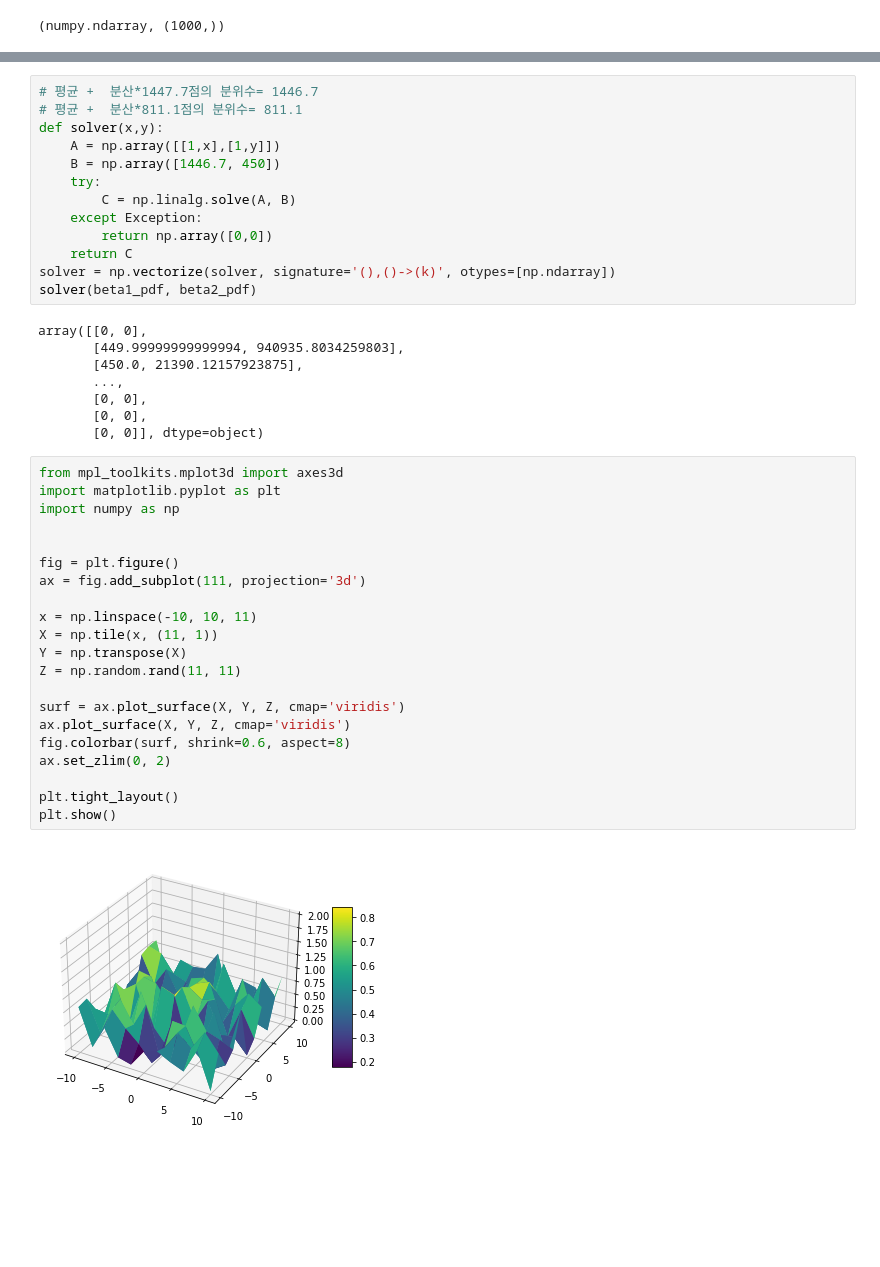
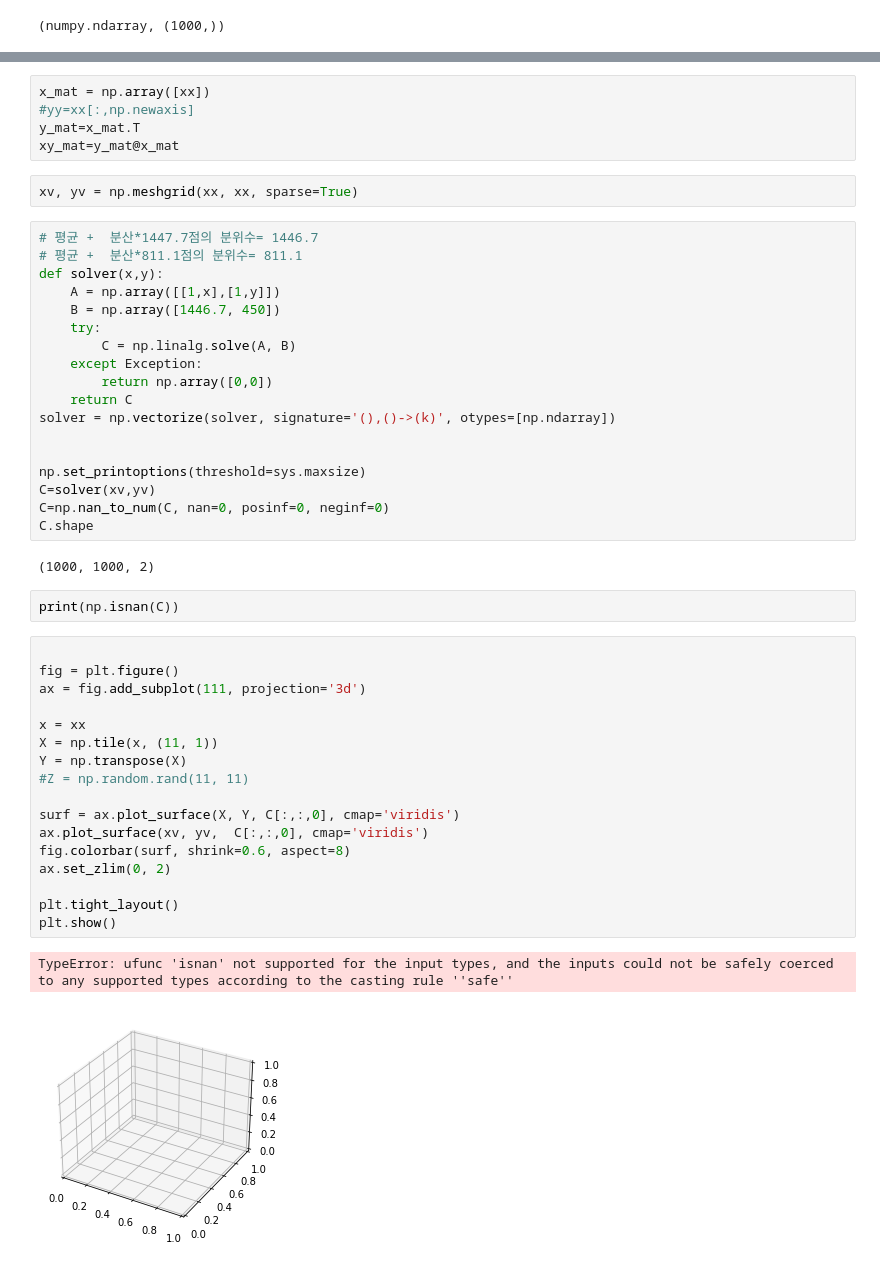
Before and after one commit to sava-hub/-, a Jupyter notebook: Beta distribution.ipynb, the cells around one changed output, grey strips where cells are left out. Saved outputs shown, nothing was run; the diff lists cells and outputs as text; blank space fills up the shorter version.

```diff
--- a/Beta distribution.ipynb
+++ b/Beta distribution.ipynb
@@ -121,3 +111,10 @@ array([[0.00000000e+000, 0.00000000e+000],
+# %%
+x_mat = np.array([xx])
+#yy=xx[:,np.newaxis]
+y_mat=x_mat.T
+xy_mat=y_mat@x_mat
+# %%
+xv, yv = np.meshgrid(xx, xx, sparse=True)
 # %%
 # 평균 +  분산*1447.7점의 분위수= 1446.7
 # 평균 +  분산*811.1점의 분위수= 811.1
@@ -130,35 +127,33 @@ def solver(x,y):
         return np.array([0,0])
     return C
 solver = np.vectorize(solver, signature='(),()->(k)', otypes=[np.ndarray])
-solver(beta1_pdf, beta2_pdf)
+
+
+np.set_printoptions(threshold=sys.maxsize)
+C=solver(xv,yv)
+C=np.nan_to_num(C, nan=0, posinf=0, neginf=0)
+C.shape
 # %% [output]
-array([[0, 0],
-       [449.99999999999994, 940935.8034259803],
-       [450.0, 21390.12157923875],
-       ...,
-       [0, 0],
-       [0, 0],
-       [0, 0]], dtype=object)
+(1000, 1000, 2)
+# %%
+print(np.isnan(C))
 # %%
-from mpl_toolkits.mplot3d import axes3d
-import matplotlib.pyplot as plt
-import numpy as np
-
 
 fig = plt.figure()
 ax = fig.add_subplot(111, projection='3d')
 
-x = np.linspace(-10, 10, 11)
+x = xx
 X = np.tile(x, (11, 1))
 Y = np.transpose(X)
-Z = np.random.rand(11, 11)
+#Z = np.random.rand(11, 11)
 
-surf = ax.plot_surface(X, Y, Z, cmap='viridis')
-ax.plot_surface(X, Y, Z, cmap='viridis')
+surf = ax.plot_surface(X, Y, C[:,:,0], cmap='viridis')
+ax.plot_surface(xv, yv,  C[:,:,0], cmap='viridis')
 fig.colorbar(surf, shrink=0.6, aspect=8)
 ax.set_zlim(0, 2)
 
 plt.tight_layout()
 plt.show()
 # %% [output]
+TypeError: ufunc 'isnan' not supported for the input types, and the inputs could not be safely coerced to any supported types according to the casting rule ''safe''
-[figure, old version]
+[figure, new version]
```
Also changed, not shown: parts of 5 cells of this notebook.
